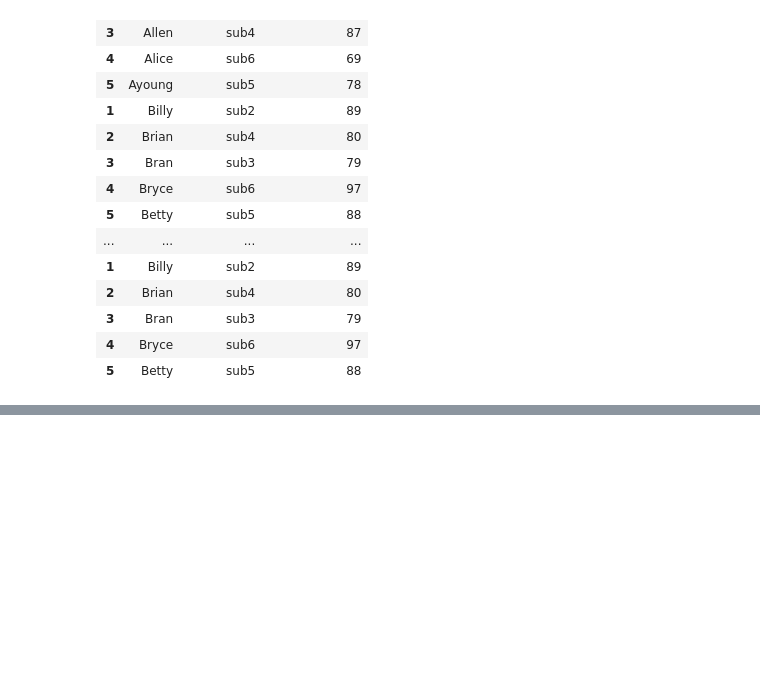
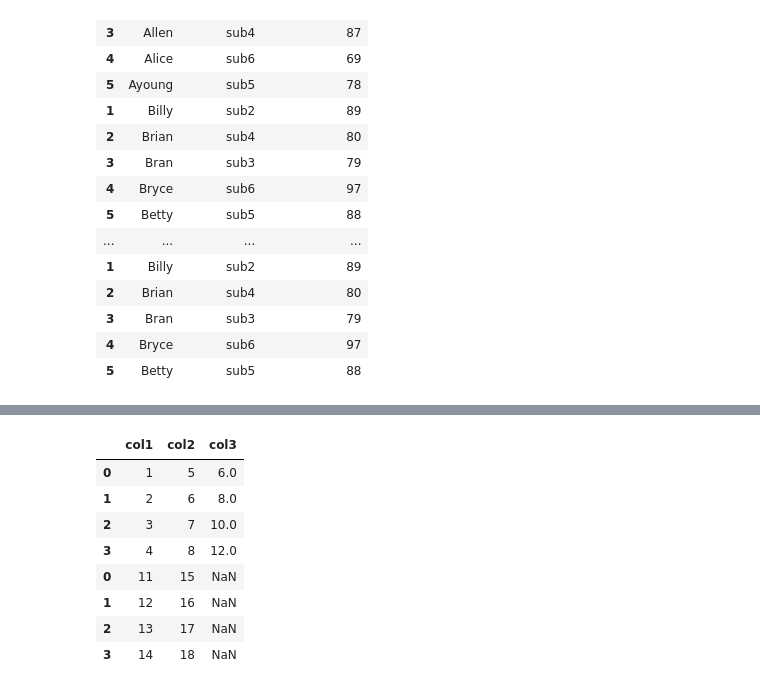
Before and after one commit to manaswikamila05/Python, a Jupyter notebook: 6. Pandas.ipynb, the cells around one changed output, grey strips where cells are left out. Drawn from its saved outputs; the diff is of its cells as text; code cells hidden in the pictures; blank space fills up the shorter version.

```diff
--- a/6. Pandas.ipynb
+++ b/6. Pandas.ipynb
@@ -2074,0 +2091,6 @@ one.append([two,one,two])
+# %%
+df_1 = {"col1":[1,2,3,4], "col2": [5,6,7,8]}
+df_2 = {"col1":[11,12,13,14], "col2": [15,16,17,18]}
+# %%
+df1 = pd.DataFrame(df_1)
+df2 = pd.DataFrame(df_2)
@@ -2074,0 +2122,3 @@ one.append([two,one,two])
+# %%
+df1["col3"] = df1["col1"] + df1["col2"]
+df1.head()
@@ -2074,0 +2131,12 @@ one.append([two,one,two])
+# %%
+pd.concat([df1, df2], axis = 0)
+# %% [output]
+|  | col1 | col2 | col3 |
+| 0 | 1 | 5 | 6.0 |
+| 1 | 2 | 6 | 8.0 |
+| 2 | 3 | 7 | 10.0 |
+| 3 | 4 | 8 | 12.0 |
+| 0 | 11 | 15 | NaN |
+| 1 | 12 | 16 | NaN |
+| 2 | 13 | 17 | NaN |
+| 3 | 14 | 18 | NaN |
```
Also changed, not shown: parts of 31 cells of this notebook.
